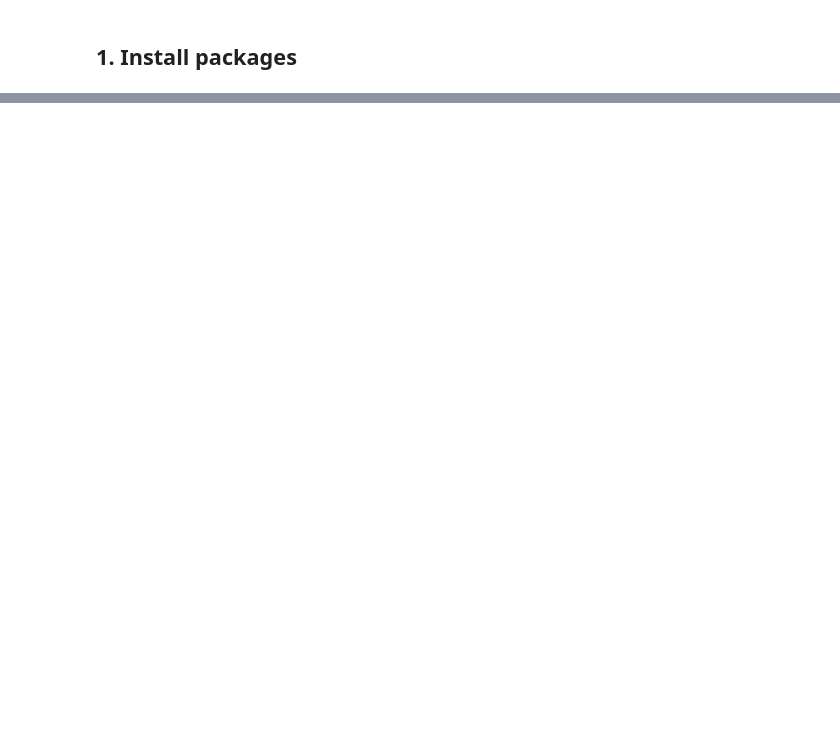
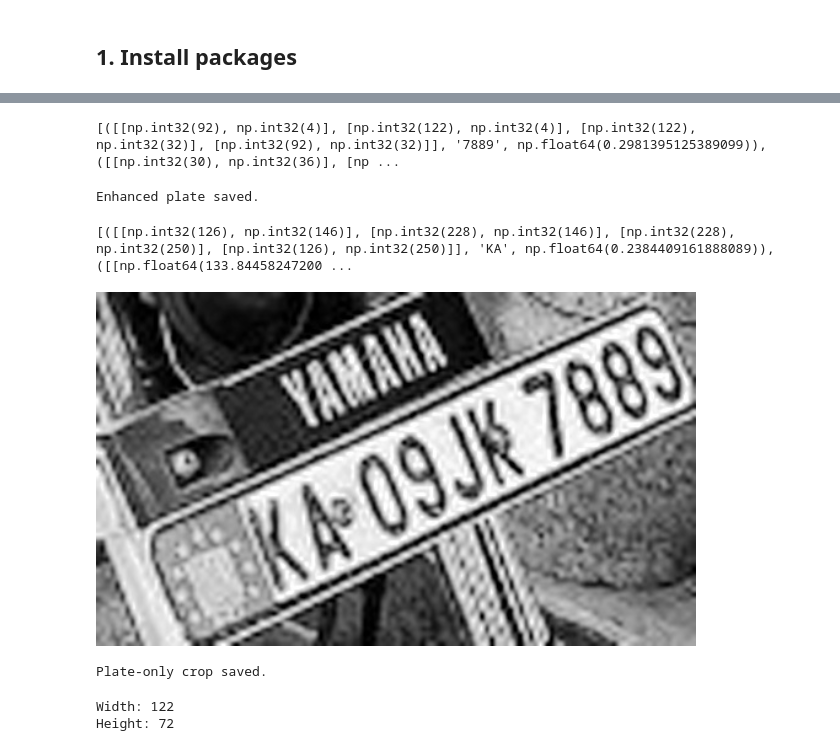
Before and after one commit to shekharsanskar9/Argus, a Jupyter notebook: helmet_detection_colab.ipynb, the cells around one changed output, grey strips where cells are left out. Cells and saved outputs as stored; diff of their text form; code cells hidden in the pictures; blank space fills up the shorter version.

```diff
--- a/helmet_detection_colab.ipynb
+++ b/helmet_detection_colab.ipynb
@@ -66,0 +379,72 @@ from google.colab import files as _files_files.download("runs/helmet/train/weigh
+# %%
+
+
+result = reader.readtext("/content/plate_crops/plate_0.jpg")
+
+print(result)
+# %% [output]
+[([[np.int32(92), np.int32(4)], [np.int32(122), np.int32(4)], [np.int32(122), np.int32(32)], [np.int32(92), np.int32(32)]], '7889', np.float64(0.2981395125389099)), ([[np.int32(30), np.int32(36)], [np ...
+# %%
+import cv2
+
+img = cv2.imread("/content/plate_crops/plate_0.jpg")
+
+# Enlarge
+img = cv2.resize(img, None, fx=4, fy=4, interpolation=cv2.INTER_CUBIC)
+
+# Convert to grayscale
+gray = cv2.cvtColor(img, cv2.COLOR_BGR2GRAY)
+
+# Improve contrast
+gray = cv2.equalizeHist(gray)
+
+cv2.imwrite("/content/plate_crops/plate_enhanced.jpg", gray)
+
+print("Enhanced plate saved.")
+# %% [output]
+Enhanced plate saved.
+# %%
+result = reader.readtext(
+    "/content/plate_crops/plate_enhanced.jpg"
+)
+
+print(result)
+# %% [output]
+[([[np.int32(126), np.int32(146)], [np.int32(228), np.int32(146)], [np.int32(228), np.int32(250)], [np.int32(126), np.int32(250)]], 'KA', np.float64(0.2384409161888089)), ([[np.float64(133.84458247200 ...
+# %%
+from IPython.display import Image, display
+
+display(Image(
+    filename="/content/plate_crops/plate_enhanced.jpg",
+    width=600
+))
+# %% [output]
+[figure, added]
+# %%
+import cv2
+
+img = cv2.imread("/content/plate_crops/plate_0.jpg")
+
+# Crop the actual license plate region
+plate = img[30:75, 5:130]
+
+plate = cv2.resize(plate, None, fx=5, fy=5, interpolation=cv2.INTER_CUBIC)
+
+cv2.imwrite("/content/plate_crops/plate_only.jpg", plate)
+
+print("Plate-only crop saved.")
+# %% [output]
+Plate-only crop saved.
+# %%
+import cv2
+
+img = cv2.imread("/content/plate_crops/plate_0.jpg")
+
+# Display dimensions
+h, w = img.shape[:2]
+
+print("Width:", w)
+print("Height:", h)
+# %% [output]
+Width: 122
+Height: 72
```
Also changed, not shown: parts of 95 cells of this notebook, 2 other files.
